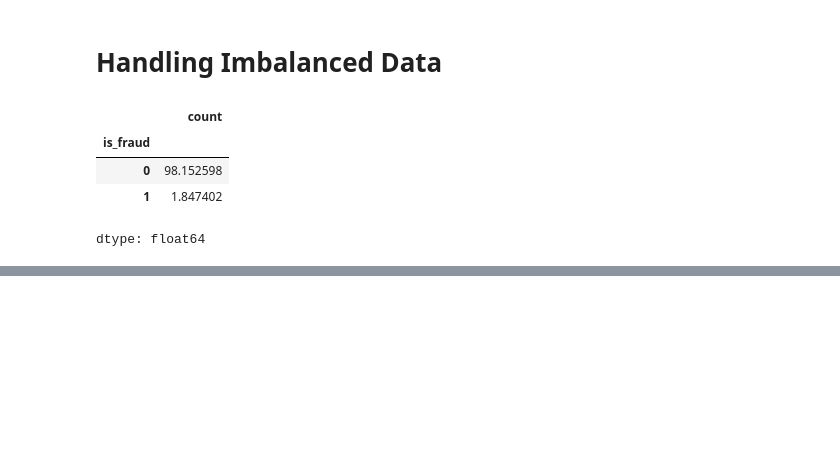
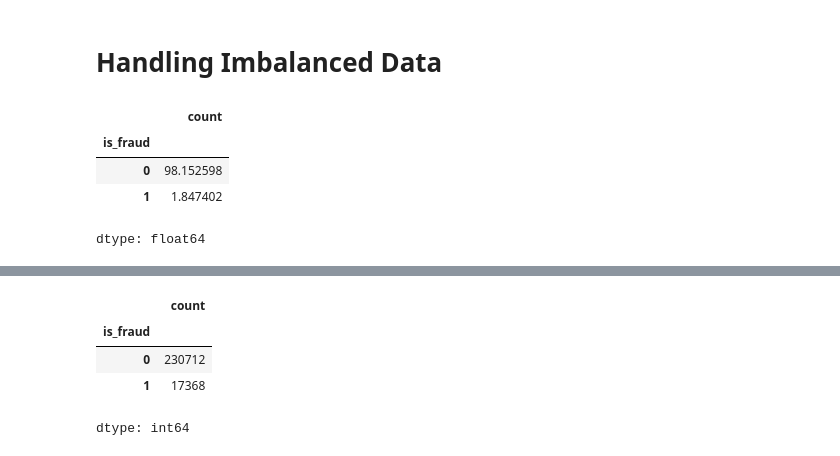
Before and after one commit to MDRobiulhassan/Mental-Health, a Jupyter notebook: Ecommerece Fraud.ipynb, the cells around one changed output, grey strips where cells are left out. Saved outputs shown, nothing was run; the diff lists cells and outputs as text; code cells hidden in the pictures; blank space fills up the shorter version.

```diff
--- a/Ecommerece Fraud.ipynb
+++ b/Ecommerece Fraud.ipynb
@@ -572,0 +576,14 @@ dtype: float64
+# %%
+# function to upsample
+def upsample (features, target, repeat):
+    features_zeros = features[target == 0]
+    features_ones = features[target == 1]
+    target_zeros = target[target == 0]
+    target_ones = target[target == 1]
+
+    features_upsampled = pd.concat([features_zeros] + [features_ones] * repeat)
+    target_upsampled = pd.concat([target_zeros] + [target_ones] * repeat)
+
+    features_upsampled, target_upsampled = shuffle (features_upsampled, target_upsampled, random_state = 42)
+
+    return features_upsampled, target_upsampled
@@ -572,0 +598,10 @@ dtype: float64
+# %%
+features_upsampled, target_upsampled = upsample(X_train, y_train, 4)
+# %%
+target_upsampled.value_counts()
+# %% [output]
+|  | count |
+| is_fraud |  |
+| 0 | 230712 |
+| 1 | 17368 |
+dtype: int64
```
Also changed, not shown: parts of 3 cells of this notebook.
